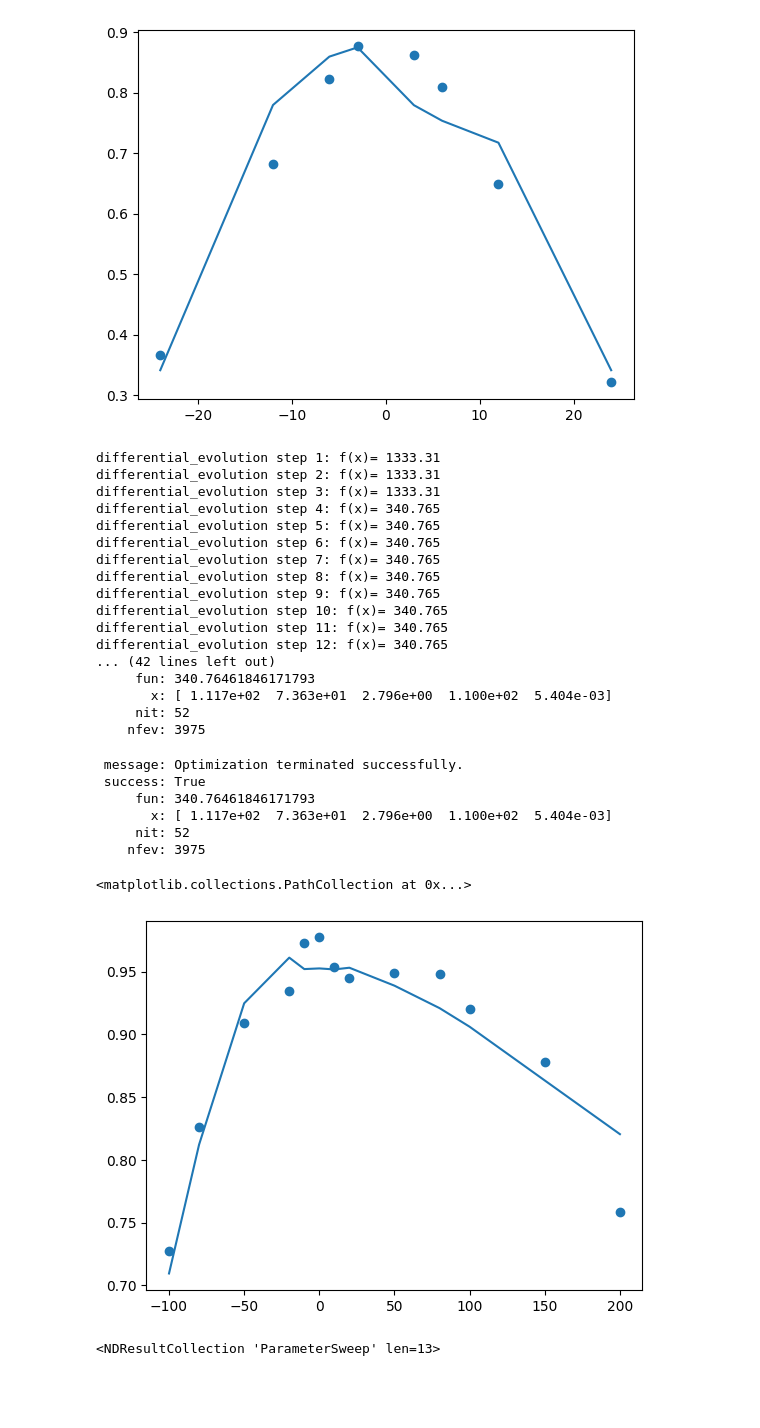
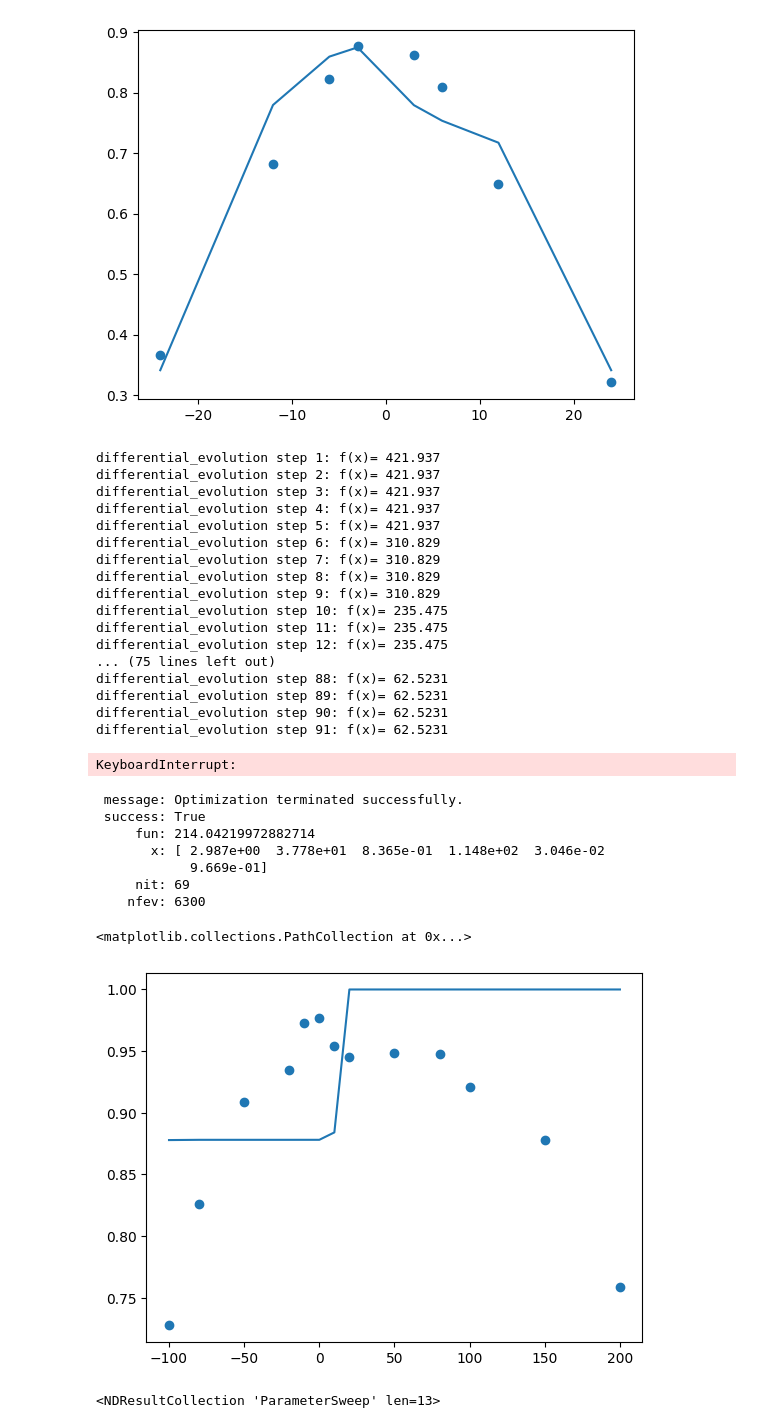
Before and after one commit to renatoparedes/NeuroMSI-Network, a Jupyter notebook: Fit.ipynb, the cells around one changed output. Cells and saved outputs as stored; diff of their text form; code cells hidden in the pictures; blank space fills up the shorter version.

Commit message:
Temporal Paredes fit setup fix

```diff
--- a/Fit.ipynb
+++ b/Fit.ipynb
@@ -952,7 +952,9 @@ class CausesProcessingStrategy(ProcessingStrategyABC):
 temporal_causes_data_short = temporal_causes_data[6:-4]
 
 
-def temporal_paredes2022_causes_job(a_tau, v_tau, m_tau, ff_weight, cm_weight):
+def temporal_paredes2022_causes_job(
+    a_tau, v_tau, m_tau, ff_weight, cm_weight, fb_weight
+):
     model = model = Paredes2022(
         neurons=10,
         position_range=(0, 10),
@@ -972,8 +974,8 @@ def temporal_paredes2022_causes_job(a_tau, v_tau, m_tau, ff_weight, cm_weight):
     )
 
     res = sp.run(
-        auditory_intensity=3,
-        visual_intensity=2.9,
+        auditory_intensity=2.55,
+        visual_intensity=2.5,
         feedforward_weight=ff_weight,
         cross_modal_weight=cm_weight,
         noise=False,
@@ -989,7 +991,7 @@ def temporal_paredes2022_causes_job(a_tau, v_tau, m_tau, ff_weight, cm_weight):
         causes_peak_threshold=0.10,
         causes_peak_distance=1600,
         feed_latency=24,
-        feedback_weight=0,
+        feedback_weight=fb_weight,
     )
 
     return res
@@ -997,7 +999,7 @@ def temporal_paredes2022_causes_job(a_tau, v_tau, m_tau, ff_weight, cm_weight):
 
 def temporal_paredes2022_causes_cost(theta):
     model_data = temporal_paredes2022_causes_job(
-        theta[0], theta[1], theta[2], theta[3], theta[4]
+        theta[0], theta[1], theta[2], theta[3], theta[4], theta[5]
     )
     exp_data = temporal_causes_data_short
 
@@ -1006,7 +1008,7 @@ def temporal_paredes2022_causes_cost(theta):
     return cost
 
 
-bounds = [(2.975, 200), (3.15, 200), (1, 200), (0.01, 150), (0.001, 0.12)]
+bounds = [(15, 100), (15, 100), (0.005, 200), (0, 200), (0, 1), (0, 1)]
 paredes2022_temporal_causes_fit_res = differential_evolution(
     temporal_paredes2022_causes_cost,
     bounds,
@@ -1017,34 +1019,38 @@ paredes2022_temporal_causes_fit_res = differential_evolution(
 )
 
 print(paredes2022_temporal_causes_fit_res)
-np.save("Paredes_2022_temporal_fit_res_pars.npy", paredes2022_temporal_causes_fit_res.x)
+np.save(
+    "Paredes_2022_temporal_fit_res_pars_fb.npy", paredes2022_temporal_causes_fit_res.x
+)
 # %% [output]
-differential_evolution step 1: f(x)= 1333.31
-differential_evolution step 2: f(x)= 1333.31
-differential_evolution step 3: f(x)= 1333.31
-differential_evolution step 4: f(x)= 340.765
-differential_evolution step 5: f(x)= 340.765
-differential_evolution step 6: f(x)= 340.765
-differential_evolution step 7: f(x)= 340.765
-differential_evolution step 8: f(x)= 340.765
-differential_evolution step 9: f(x)= 340.765
-differential_evolution step 10: f(x)= 340.765
-differential_evolution step 11: f(x)= 340.765
-differential_evolution step 12: f(x)= 340.765
-... (42 lines left out)
-     fun: 340.76461846171793
-       x: [ 1.117e+02  7.363e+01  2.796e+00  1.100e+02  5.404e-03]
-     nit: 52
-    nfev: 3975
+differential_evolution step 1: f(x)= 421.937
+differential_evolution step 2: f(x)= 421.937
+differential_evolution step 3: f(x)= 421.937
+differential_evolution step 4: f(x)= 421.937
+differential_evolution step 5: f(x)= 421.937
+differential_evolution step 6: f(x)= 310.829
+differential_evolution step 7: f(x)= 310.829
+differential_evolution step 8: f(x)= 310.829
+differential_evolution step 9: f(x)= 310.829
+differential_evolution step 10: f(x)= 235.475
+differential_evolution step 11: f(x)= 235.475
+differential_evolution step 12: f(x)= 235.475
+... (75 lines left out)
+differential_evolution step 88: f(x)= 62.5231
+differential_evolution step 89: f(x)= 62.5231
+differential_evolution step 90: f(x)= 62.5231
+differential_evolution step 91: f(x)= 62.5231
+KeyboardInterrupt:
 # %%
 print(paredes2022_temporal_causes_fit_res)
 # %% [output]
  message: Optimization terminated successfully.
  success: True
-     fun: 340.76461846171793
-       x: [ 1.117e+02  7.363e+01  2.796e+00  1.100e+02  5.404e-03]
-     nit: 52
-    nfev: 3975
+     fun: 214.04219972882714
+       x: [ 2.987e+00  3.778e+01  8.365e-01  1.148e+02  3.046e-02
+            9.669e-01]
+     nit: 69
+    nfev: 6300
 # %%
 from skneuromsi.neural import Paredes2022
 from skneuromsi.sweep import ProcessingStrategyABC
@@ -1105,20 +1111,23 @@ def temporal_paredes2022_causes_job(a_tau, v_tau, m_tau, ff_weight, cm_weight):
 
     return res
 # %%
-paredes2022_temporal_causes_fit_res = np.load("Paredes_2022_temporal_fit_res_pars.npy")
+paredes2022_temporal_causes_fit_res = np.load(
+    "Paredes_2022_temporal_fit_res_pars_fb.npy"
+)
 temporal_paredes2022_model_causes_fit = temporal_paredes2022_causes_job(
     paredes2022_temporal_causes_fit_res[0],
     paredes2022_temporal_causes_fit_res[1],
     paredes2022_temporal_causes_fit_res[2],
     paredes2022_temporal_causes_fit_res[3],
     paredes2022_temporal_causes_fit_res[4],
+    paredes2022_temporal_causes_fit_res[5],
 )
 
 plt.plot(temporal_dis[6:-4], temporal_paredes2022_model_causes_fit)
 plt.scatter(temporal_dis[6:-4], temporal_causes_data_short)
 # %% [output]
 <matplotlib.collections.PathCollection at 0x...>
-[figure, old version]
+[figure, new version]
 # %%
 from skneuromsi.neural import Paredes2022
 
```
Also changed, not shown: parts of 5 cells of this notebook, 3 other files.
